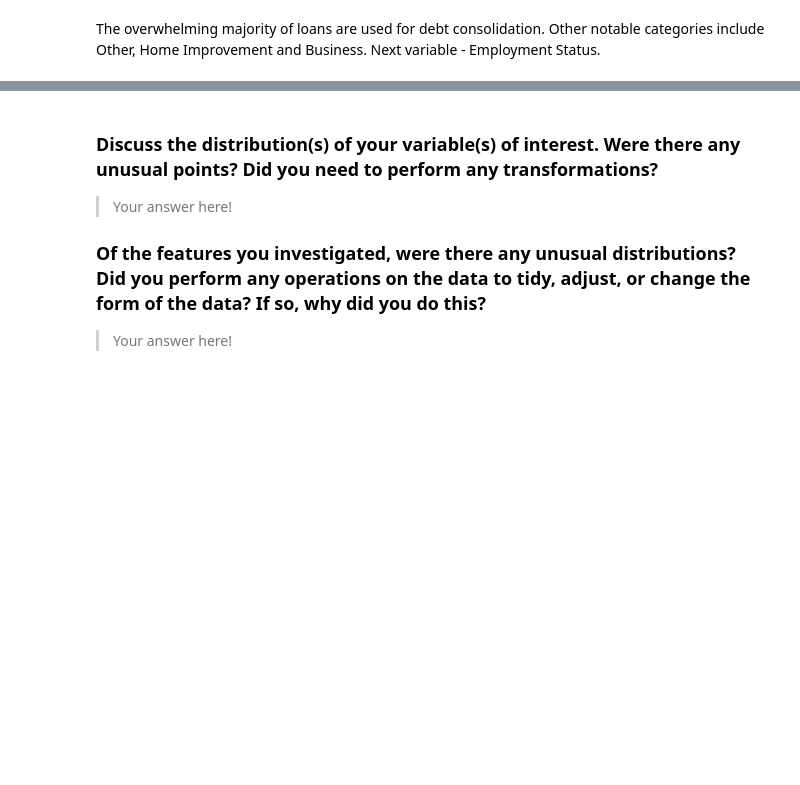
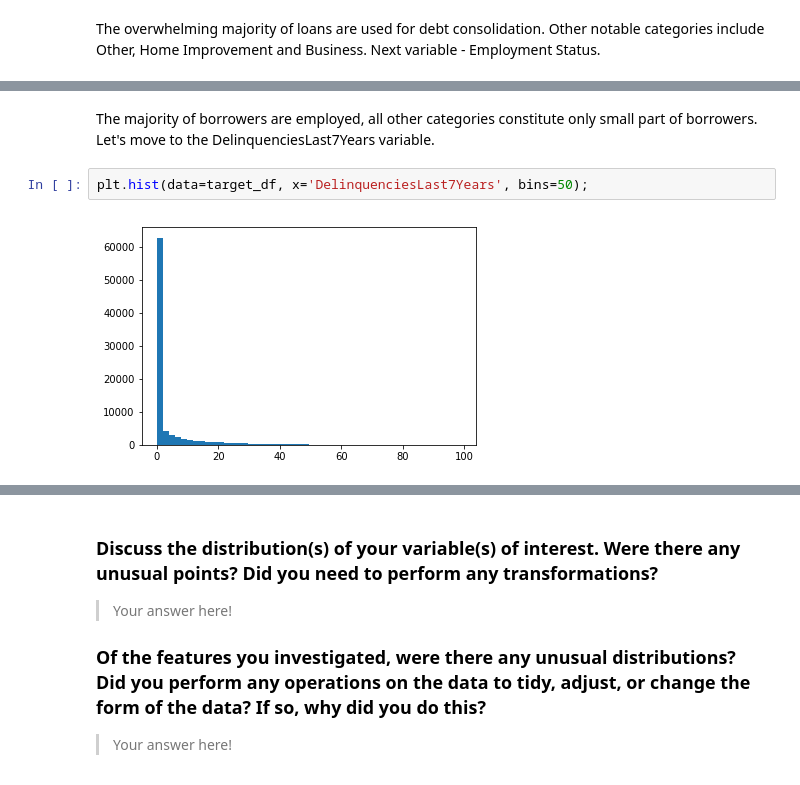
Before and after one commit to Askanio234/Communicate-Data-Findings, a Jupyter notebook: exploration.ipynb, the cells around one changed output, grey strips where cells are left out. Cells and saved outputs as stored; diff of their text form; blank space fills up the shorter version.

```diff
--- a/exploration.ipynb
+++ b/exploration.ipynb
@@ -221,0 +237,6 @@ The overwhelming majority of loans are used for debt consolidation. Other notabl
+# %% [markdown]
+The majority of borrowers are employed, all other categories constitute only small part of borrowers. Let's move to the DelinquenciesLast7Years variable.
+# %%
+plt.hist(data=target_df, x='DelinquenciesLast7Years', bins=50);
+# %% [output]
+[figure, added]
```
Also changed, not shown: parts of 30 cells of this notebook.
